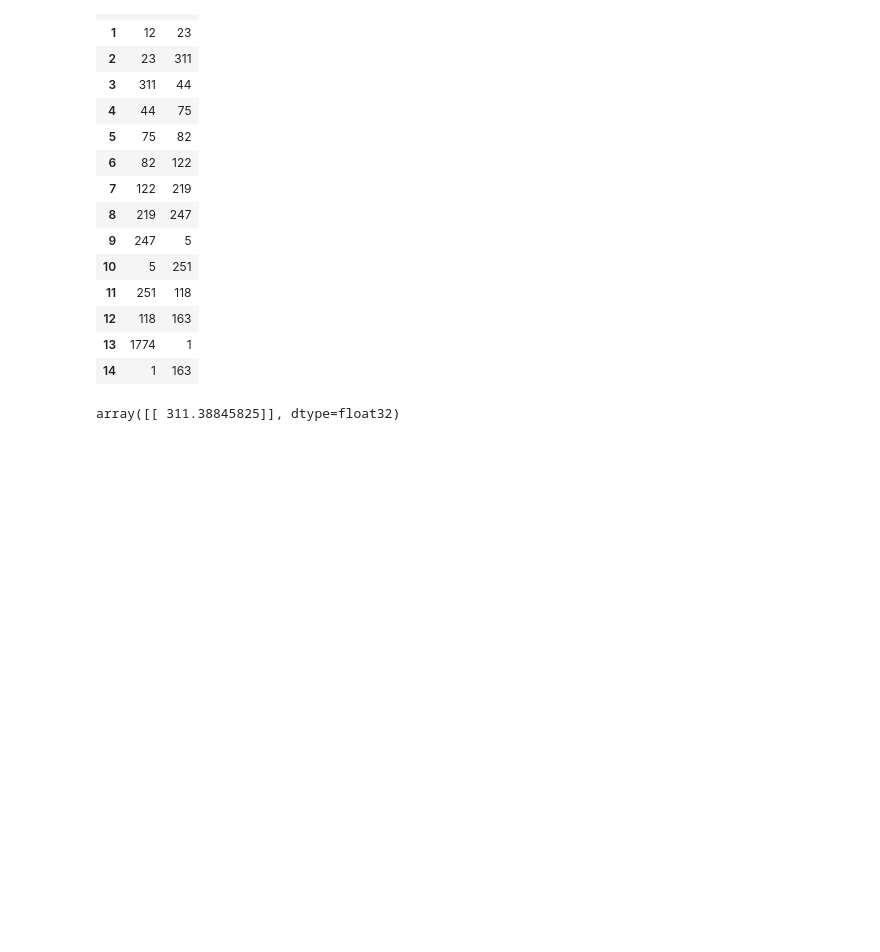
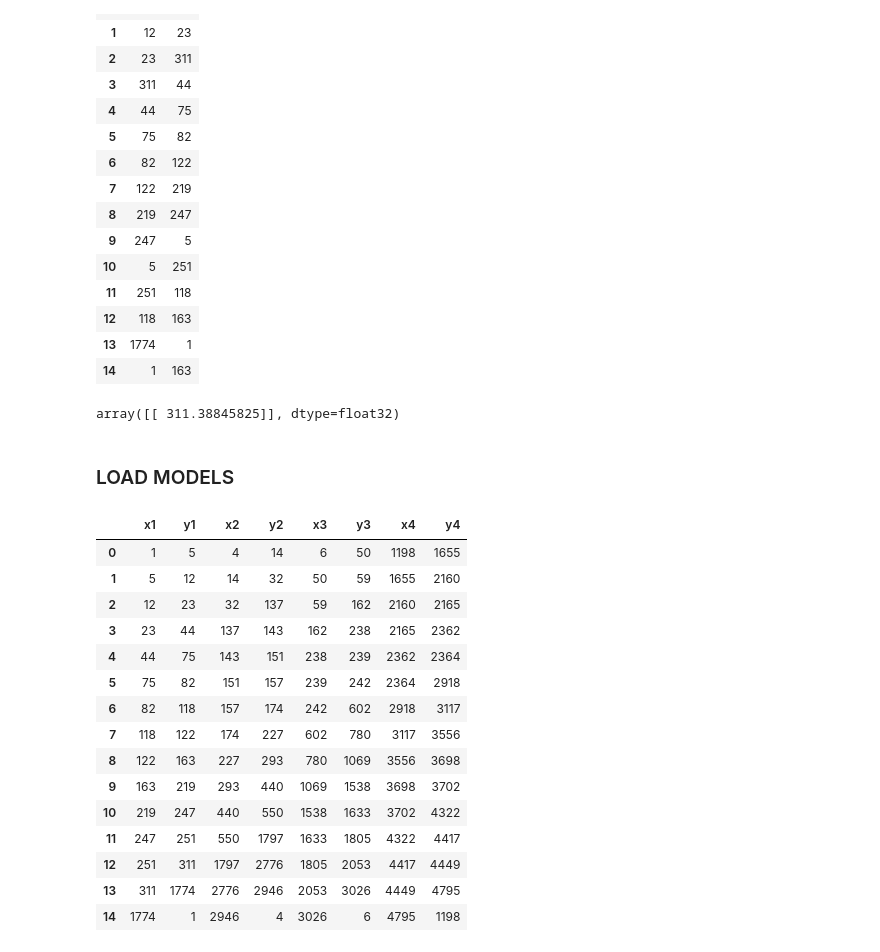
Before and after one commit to karanrshastri/RecommendationSystem, a Jupyter notebook: notebooks/03c_new_arch.ipynb, the cells around one changed output. Drawn from its saved outputs; the diff is of its cells as text; code cells hidden in the pictures; blank space fills up the shorter version.

```diff
--- a/notebooks/03c_new_arch.ipynb
+++ b/notebooks/03c_new_arch.ipynb
@@ -186,3 +189,5 @@ df.iloc[:, 0:2]
 m1.predict(np.reshape(23, (1, 1, 1)), batch_size=1)
 # %% [output]
 array([[ 311.38845825]], dtype=float32)
+# %% [markdown]
+### LOAD MODELS
@@ -188,0 +196,19 @@ array([[ 311.38845825]], dtype=float32)
+# %%
+df
+# %% [output]
+|  | x1 | y1 | x2 | y2 | x3 | y3 | x4 | y4 |
+| 0 | 1 | 5 | 4 | 14 | 6 | 50 | 1198 | 1655 |
+| 1 | 5 | 12 | 14 | 32 | 50 | 59 | 1655 | 2160 |
+| 2 | 12 | 23 | 32 | 137 | 59 | 162 | 2160 | 2165 |
+| 3 | 23 | 44 | 137 | 143 | 162 | 238 | 2165 | 2362 |
+| 4 | 44 | 75 | 143 | 151 | 238 | 239 | 2362 | 2364 |
+| 5 | 75 | 82 | 151 | 157 | 239 | 242 | 2364 | 2918 |
+| 6 | 82 | 118 | 157 | 174 | 242 | 602 | 2918 | 3117 |
+| 7 | 118 | 122 | 174 | 227 | 602 | 780 | 3117 | 3556 |
+| 8 | 122 | 163 | 227 | 293 | 780 | 1069 | 3556 | 3698 |
+| 9 | 163 | 219 | 293 | 440 | 1069 | 1538 | 3698 | 3702 |
+| 10 | 219 | 247 | 440 | 550 | 1538 | 1633 | 3702 | 4322 |
+| 11 | 247 | 251 | 550 | 1797 | 1633 | 1805 | 4322 | 4417 |
+| 12 | 251 | 311 | 1797 | 2776 | 1805 | 2053 | 4417 | 4449 |
+| 13 | 311 | 1774 | 2776 | 2946 | 2053 | 3026 | 4449 | 4795 |
+| 14 | 1774 | 1 | 2946 | 4 | 3026 | 6 | 4795 | 1198 |
```
Also changed, not shown: parts of 10 cells of this notebook, 3 other files.
